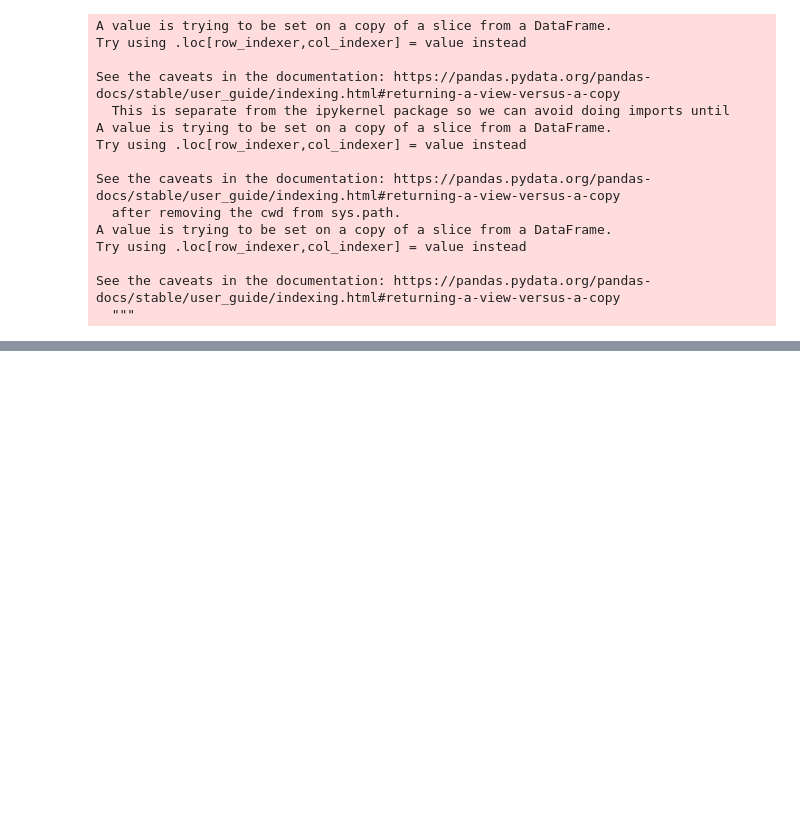
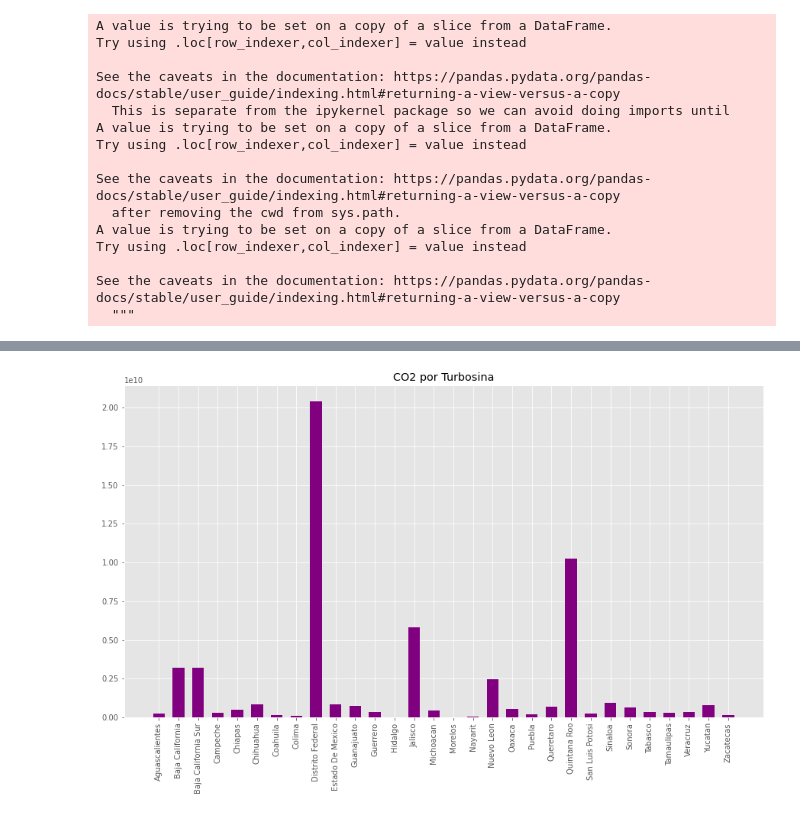
Before and after one commit to KarlaBalog/Proyecto_ASE, a Jupyter notebook: ASE.ipynb, the cells around one changed output, grey strips where cells are left out. Saved outputs shown, nothing was run; the diff lists cells and outputs as text; code cells hidden in the pictures; blank space fills up the shorter version.

```diff
--- a/ASE.ipynb
+++ b/ASE.ipynb
@@ -2648,0 +2643,13 @@ Gasavion_Resumen
+# %%
+Turbosina_Resumen['Cantidad_CO2'] = Turbosina_Resumen['Litros de combustible suministrado']*2.536
+# %%
+height= list(Turbosina_Resumen['Cantidad_CO2'])
+bars = list(Turbosina_Resumen['Estado'])
+plt.style.use("ggplot")
+plt.figure(figsize=(15,8))
+plt.bar(bars, height, color='purple', width=0.6)
+plt.xticks(rotation=90)
+plt. title("CO2 por Turbosina")
+plt.show()
+# %% [output]
+[figure, added]
```
Also changed, not shown: parts of 22 cells of this notebook.
